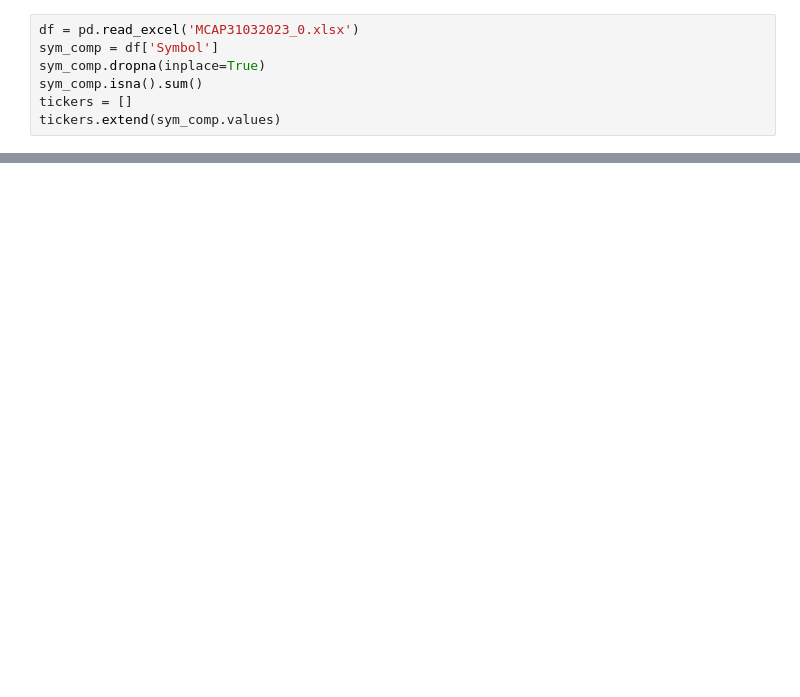
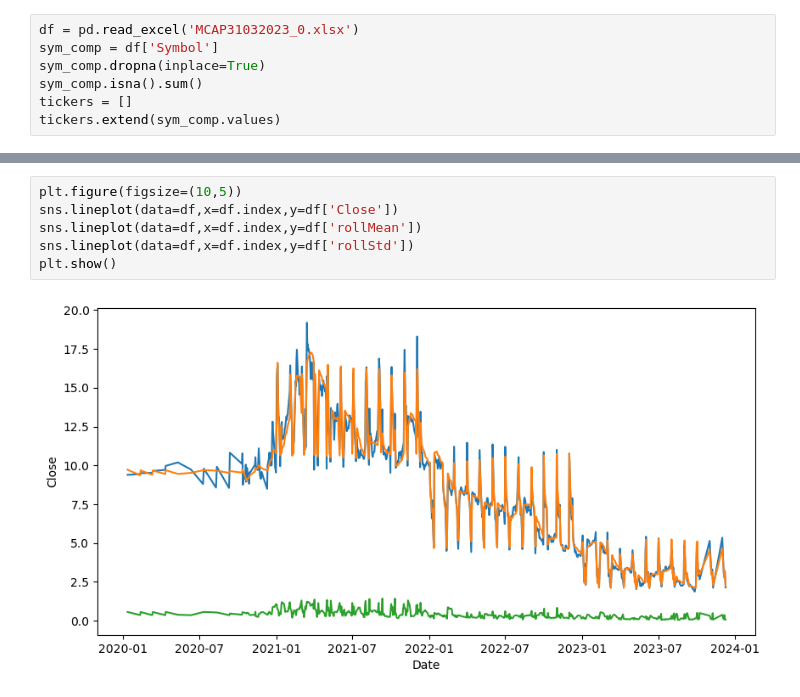
Before and after one commit to Puneet681/CDAC-PG-DAI, a Jupyter notebook: data analytics/Personal/stocks.ipynb, the cells around one changed output, grey strips where cells are left out. Cells and saved outputs as stored; diff of their text form; blank space fills up the shorter version.

```diff
--- a/data analytics/Personal/stocks.ipynb
+++ b/data analytics/Personal/stocks.ipynb
@@ -31,0 +213,8 @@ SyntaxError: invalid syntax (1525091804.py, line 3)
+# %%
+plt.figure(figsize=(10,5))
+sns.lineplot(data=df,x=df.index,y=df['Close'])
+sns.lineplot(data=df,x=df.index,y=df['rollMean'])
+sns.lineplot(data=df,x=df.index,y=df['rollStd'])
+plt.show()
+# %% [output]
+[figure, added]
```
Also changed, not shown: parts of 42 cells of this notebook, 2 other files.
